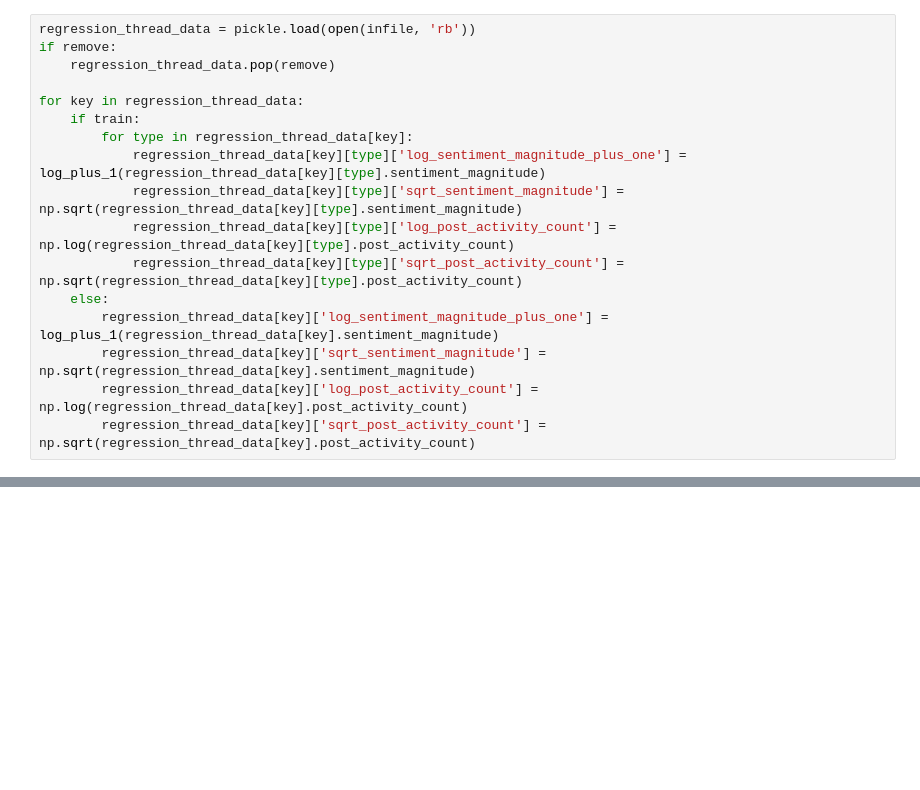
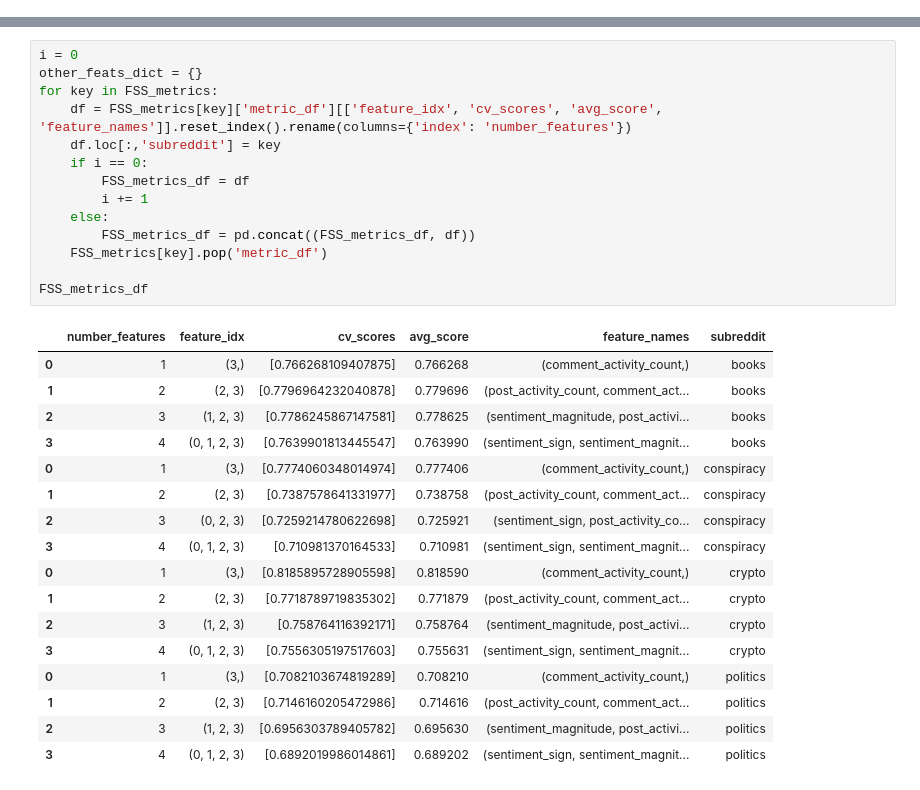
Before and after one commit to caralynch/reddit_analyses, a Jupyter notebook: 12_model_feature_selection.ipynb, the cells around one changed output, grey strips where cells are left out. Saved outputs shown, nothing was run; the diff lists cells and outputs as text; blank space fills up the shorter version.

```diff
--- a/12_model_feature_selection.ipynb
+++ b/12_model_feature_selection.ipynb
@@ -144,17 +24,0 @@ def perform_calibration_validation_regressions(dataset, models):
-# %%
-regression_thread_data = pickle.load(open(infile, 'rb'))
-if remove:
-    regression_thread_data.pop(remove)
-
-for key in regression_thread_data:
-    if train:
-        for type in regression_thread_data[key]:
-            regression_thread_data[key][type]['log_sentiment_magnitude_plus_one'] = log_plus_1(regression_thread_data[key][type].sentiment_magnitude)
-            regression_thread_data[key][type]['sqrt_sentiment_magnitude'] = np.sqrt(regression_thread_data[key][type].sentiment_magnitude)
-            regression_thread_data[key][type]['log_post_activity_count'] = np.log(regression_thread_data[key][type].post_activity_count)
-            regression_thread_data[key][type]['sqrt_post_activity_count'] = np.sqrt(regression_thread_data[key][type].post_activity_count)
-    else:
-        regression_thread_data[key]['log_sentiment_magnitude_plus_one'] = log_plus_1(regression_thread_data[key].sentiment_magnitude)
-        regression_thread_data[key]['sqrt_sentiment_magnitude'] = np.sqrt(regression_thread_data[key].sentiment_magnitude)
-        regression_thread_data[key]['log_post_activity_count'] = np.log(regression_thread_data[key].post_activity_count)
-        regression_thread_data[key]['sqrt_post_activity_count'] = np.sqrt(regression_thread_data[key].post_activity_count)
@@ -250,0 +151,32 @@ most_important['Rank'].count()
+# %%
+i = 0
+other_feats_dict = {}
+for key in FSS_metrics:
+    df = FSS_metrics[key]['metric_df'][['feature_idx', 'cv_scores', 'avg_score', 'feature_names']].reset_index().rename(columns={'index': 'number_features'})
+    df.loc[:,'subreddit'] = key
+    if i == 0:
+        FSS_metrics_df = df
+        i += 1
+    else:
+        FSS_metrics_df = pd.concat((FSS_metrics_df, df))
+    FSS_metrics[key].pop('metric_df')
+
+FSS_metrics_df
+# %% [output]
+|  | number_features | feature_idx | cv_scores | avg_score | feature_names | subreddit |
+| 0 | 1 | (3,) | [0.766268109407875] | 0.766268 | (comment_activity_count,) | books |
+| 1 | 2 | (2, 3) | [0.7796964232040878] | 0.779696 | (post_activity_count, comment_act... | books |
+| 2 | 3 | (1, 2, 3) | [0.7786245867147581] | 0.778625 | (sentiment_magnitude, post_activi... | books |
+| 3 | 4 | (0, 1, 2, 3) | [0.7639901813445547] | 0.763990 | (sentiment_sign, sentiment_magnit... | books |
+| 0 | 1 | (3,) | [0.7774060348014974] | 0.777406 | (comment_activity_count,) | conspiracy |
+| 1 | 2 | (2, 3) | [0.7387578641331977] | 0.738758 | (post_activity_count, comment_act... | conspiracy |
+| 2 | 3 | (0, 2, 3) | [0.7259214780622698] | 0.725921 | (sentiment_sign, post_activity_co... | conspiracy |
+| 3 | 4 | (0, 1, 2, 3) | [0.710981370164533] | 0.710981 | (sentiment_sign, sentiment_magnit... | conspiracy |
+| 0 | 1 | (3,) | [0.8185895728905598] | 0.818590 | (comment_activity_count,) | crypto |
+| 1 | 2 | (2, 3) | [0.7718789719835302] | 0.771879 | (post_activity_count, comment_act... | crypto |
+| 2 | 3 | (1, 2, 3) | [0.758764116392171] | 0.758764 | (sentiment_magnitude, post_activi... | crypto |
+| 3 | 4 | (0, 1, 2, 3) | [0.7556305197517603] | 0.755631 | (sentiment_sign, sentiment_magnit... | crypto |
+| 0 | 1 | (3,) | [0.7082103674819289] | 0.708210 | (comment_activity_count,) | politics |
+| 1 | 2 | (2, 3) | [0.7146160205472986] | 0.714616 | (post_activity_count, comment_act... | politics |
+| 2 | 3 | (1, 2, 3) | [0.6956303789405782] | 0.695630 | (sentiment_magnitude, post_activi... | politics |
+| 3 | 4 | (0, 1, 2, 3) | [0.6892019986014861] | 0.689202 | (sentiment_sign, sentiment_magnit... | politics |
```
Also changed, not shown: parts of 14 cells of this notebook, 2 other files.
